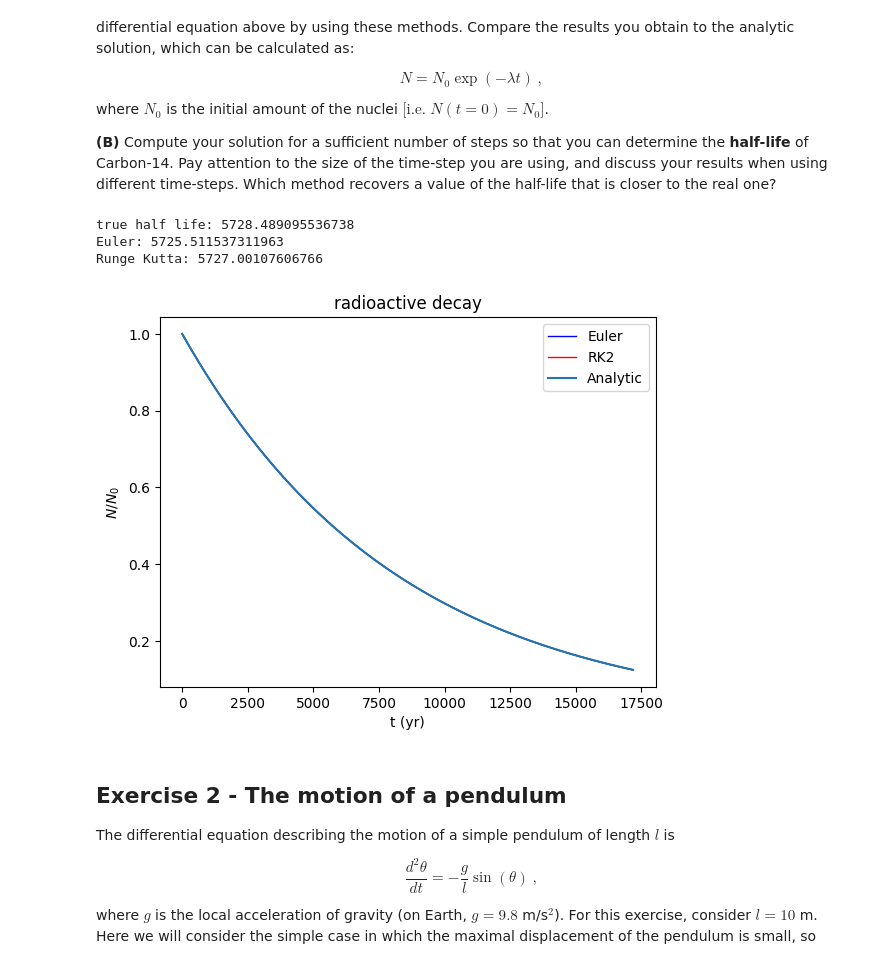
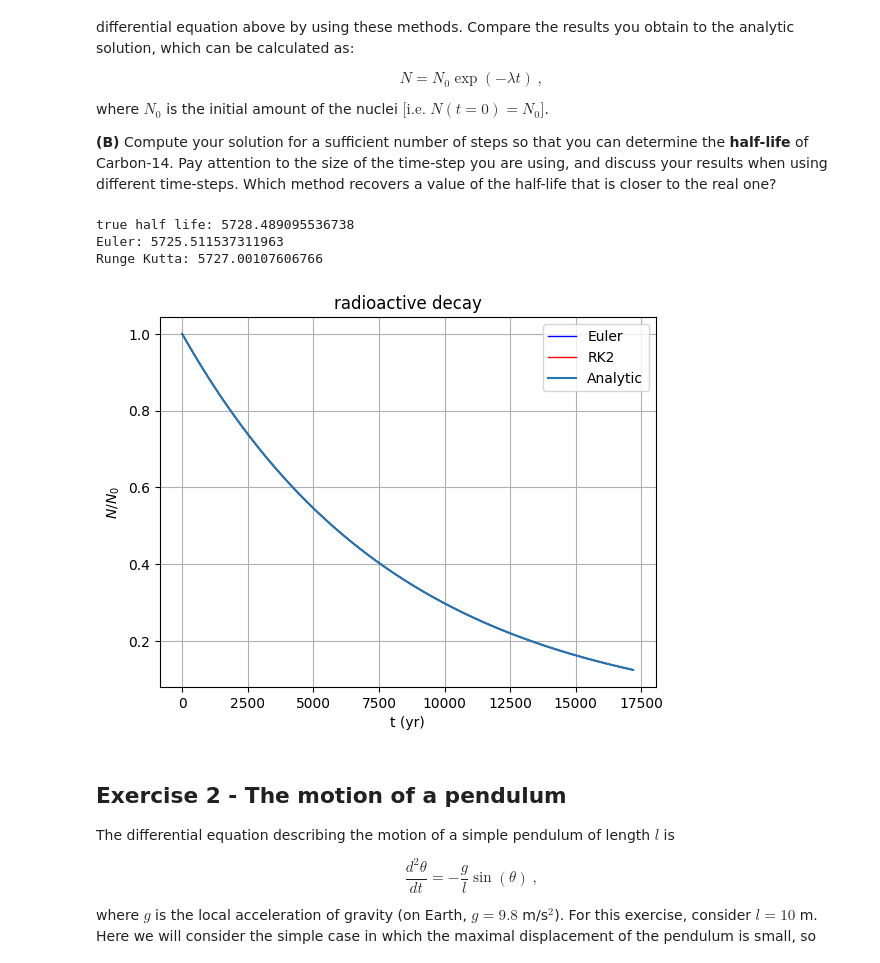
Before and after one commit to DerEppi/NUM, a Jupyter notebook: Exercise/Ex 6/Exercise Sheet 6.ipynb, the cells around one changed output. Drawn from its saved outputs; the diff is of its cells as text; code cells hidden in the pictures.

```diff
--- a/Exercise/Ex 6/Exercise Sheet 6.ipynb
+++ b/Exercise/Ex 6/Exercise Sheet 6.ipynb
@@ -73,34 +73,35 @@ def estimate_half_life(t, N):
     frac = (N1 - half) / (N1 - N2)
     return t1 + frac * (t2 - t1)
 
 
 steps = 2000 # for smaller values the difference between the methods is visible
 t_max = 3 * halflife
 N0 = 1
 
 
 t_e, N_e = euler(N0, lamb, t_max, steps)
 t_rk, N_rk = rk2(N0, lamb, t_max, steps)
 N_an = N0 * np.exp(-lamb * t_e)
 
 print("true half life:", halflife)
 print("Euler:", estimate_half_life(t_e, N_e))
 print("Runge Kutta:", estimate_half_life(t_rk, N_rk)) # closer to the true half life
 
 # Plot
 plt.plot(t_e, N_e, color="blue", markersize=3, linewidth=1, label="Euler")
 plt.plot(t_rk, N_rk, color="red", markersize=3, linewidth=1, label="RK2")
 plt.plot(t_e, N_an, label="Analytic")
 plt.legend()
 plt.xlabel("t (yr)")
 plt.ylabel("$N/N_0$")
 plt.title("radioactive decay")
+plt.grid(True)
 plt.show()
 # %% [output]
 true half life: 5728.489095536738
 Euler: 5725.511537311963
 Runge Kutta: 5727.00107606766
-[figure, old version]
+[figure, new version]
 # %% [markdown]
 ## Exercise 2 - The motion of a pendulum
 
```
Also changed, not shown: parts of 2 cells of this notebook, 1 other file.
